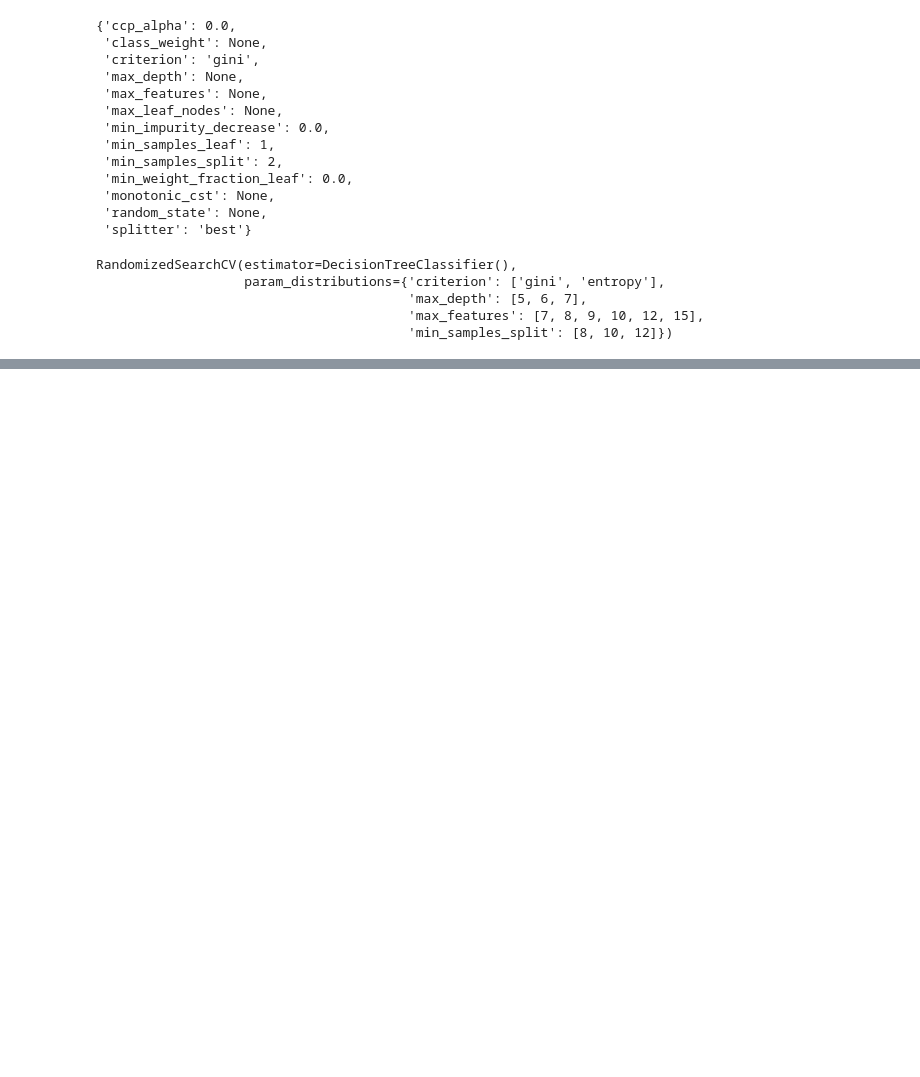
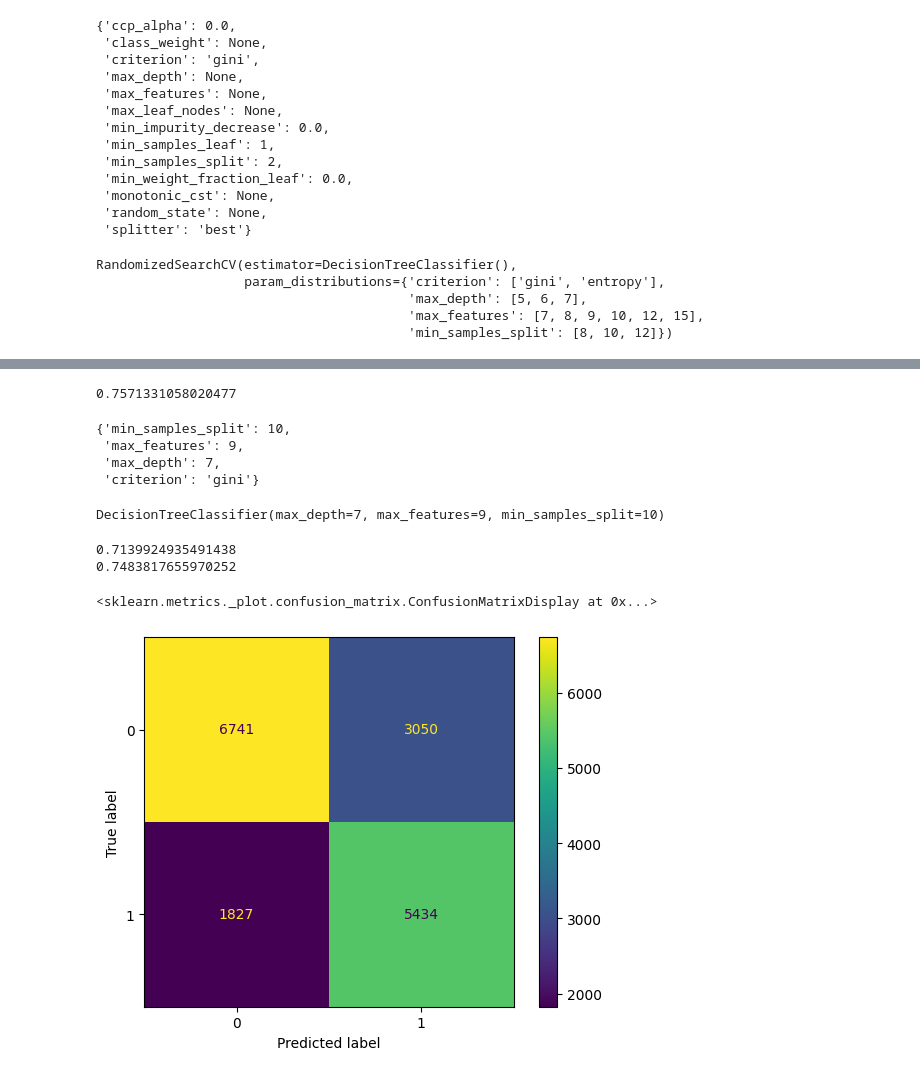
Before and after one commit to Manisha0125/project_cardio, a Jupyter notebook: project_cardio.ipynb, the cells around one changed output, grey strips where cells are left out. Saved outputs shown, nothing was run; the diff lists cells and outputs as text; code cells hidden in the pictures; blank space fills up the shorter version.

```diff
--- a/project_cardio.ipynb
+++ b/project_cardio.ipynb
@@ -523,0 +530,34 @@ RandomizedSearchCV(estimator=DecisionTreeClassifier(),
+# %%
+cv_pred = randomcv.predict(x_test_transformerd)
+cv_rec = recall_score(cv_pred,y_test)
+print(cv_rec)
+# %% [output]
+0.7571331058020477
+# %%
+randomcv.best_params_
+# %% [output]
+{'min_samples_split': 10,
+ 'max_features': 9,
+ 'max_depth': 7,
+ 'criterion': 'gini'}
+# %%
+best_dtc = randomcv.best_estimator_
+# %%
+best_dtc
+# %% [output]
+DecisionTreeClassifier(max_depth=7, max_features=9, min_samples_split=10)
+# %%
+best_dtc.fit(x_train_transformerd,y_train)
+best_pred= best_dtc.predict(x_test_transformerd)
+acc = accuracy_score(best_pred,y_test)
+rec = recall_score(best_pred,y_test)
+cm = confusion_matrix(best_pred,y_test)
+# %%
+print(acc)
+print(rec)
+ConfusionMatrixDisplay(cm).plot()
+# %% [output]
+0.7139924935491438
+0.7483817655970252
+<sklearn.metrics._plot.confusion_matrix.ConfusionMatrixDisplay at 0x...>
+[figure, added]
```
Also changed, not shown: parts of 13 cells of this notebook.
